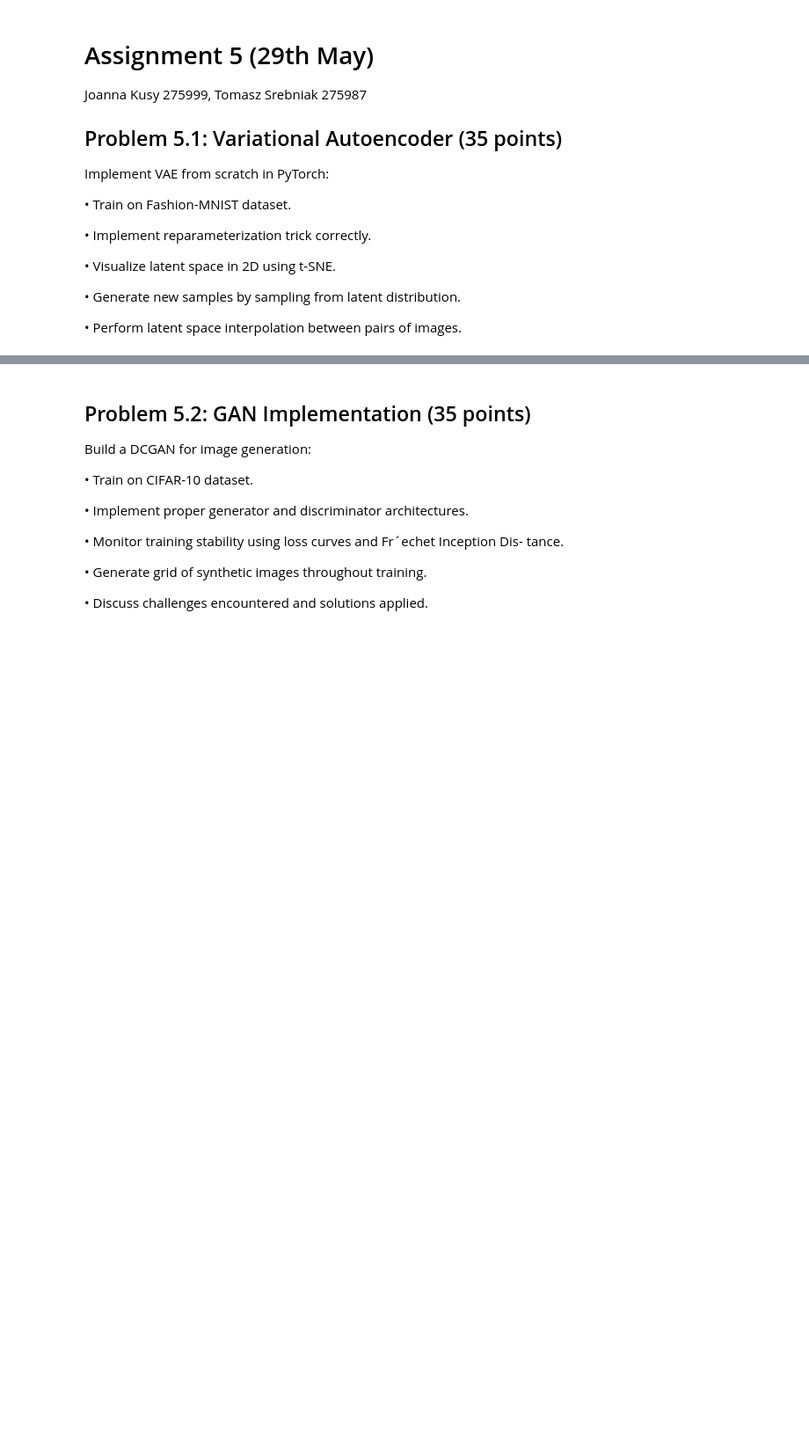
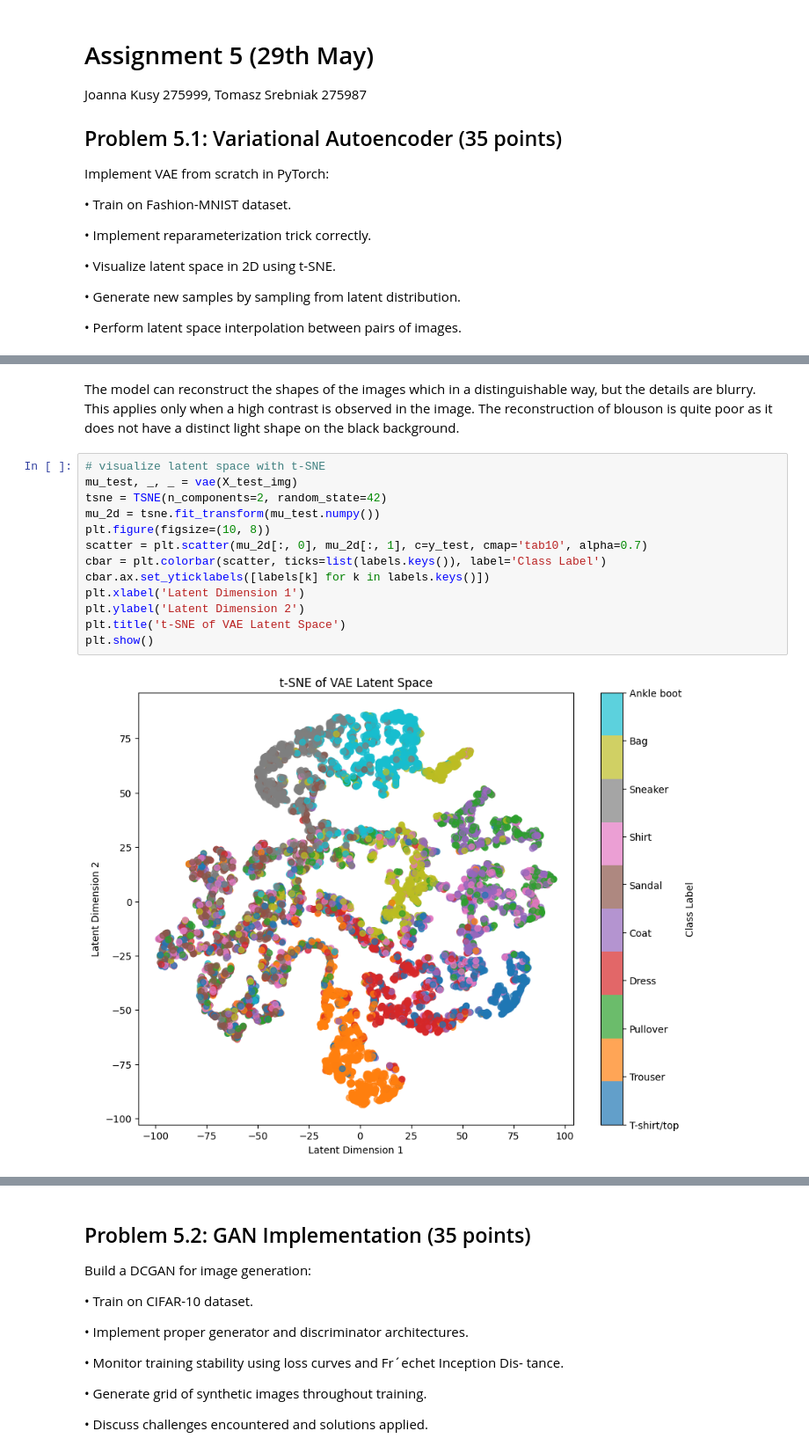
Before and after one commit to tomaszsrebniak/ML_for_data_analytics, a Jupyter notebook: Assignment5/List5.ipynb, the cells around one changed output, grey strips where cells are left out. Shown at 88% size. Drawn from its saved outputs; the diff is of its cells as text; blank space fills up the shorter version.

```diff
--- a/Assignment5/List5.ipynb
+++ b/Assignment5/List5.ipynb
@@ -74,0 +174,17 @@ vae.fit(X_train, epochs=50, batch_size=128, validation_data=(X_test, None))
+# %% [markdown]
+The model can reconstruct the shapes of the images which in a distinguishable way, but the details are blurry. This applies only when a high contrast is observed in the image. The reconstruction of blouson is quite poor as it does not have a distinct light shape on the black background.
+# %%
+# visualize latent space with t-SNE
+mu_test, _, _ = vae(X_test_img)
+tsne = TSNE(n_components=2, random_state=42)
+mu_2d = tsne.fit_transform(mu_test.numpy())
+plt.figure(figsize=(10, 8))
+scatter = plt.scatter(mu_2d[:, 0], mu_2d[:, 1], c=y_test, cmap='tab10', alpha=0.7)
+cbar = plt.colorbar(scatter, ticks=list(labels.keys()), label='Class Label')
+cbar.ax.set_yticklabels([labels[k] for k in labels.keys()])
+plt.xlabel('Latent Dimension 1')
+plt.ylabel('Latent Dimension 2')
+plt.title('t-SNE of VAE Latent Space')
+plt.show()
+# %% [output]
+[figure, added]
```
Also changed, not shown: parts of 10 cells of this notebook.
